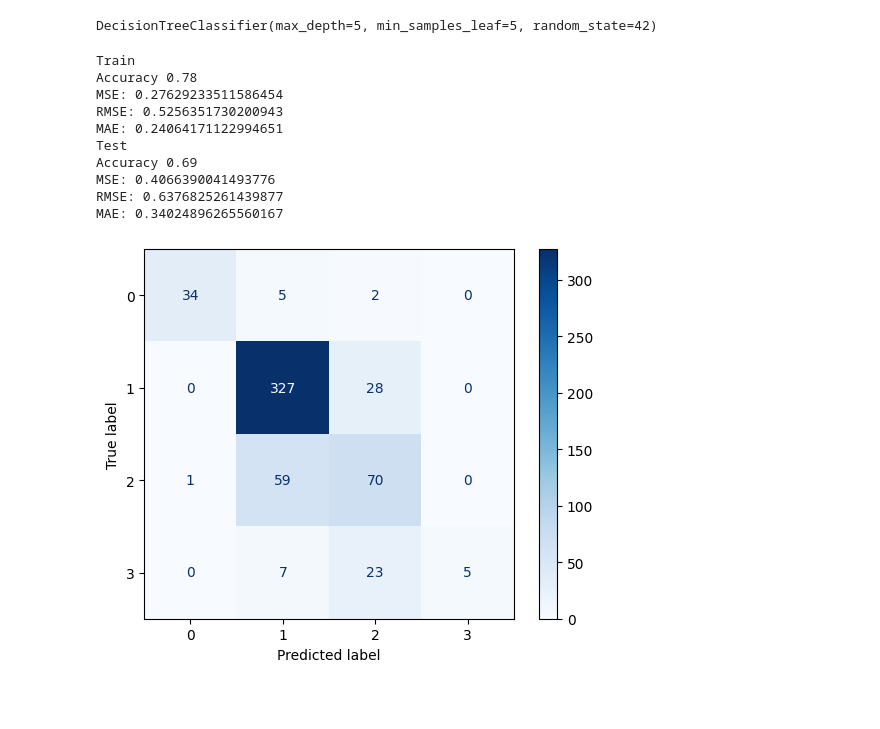
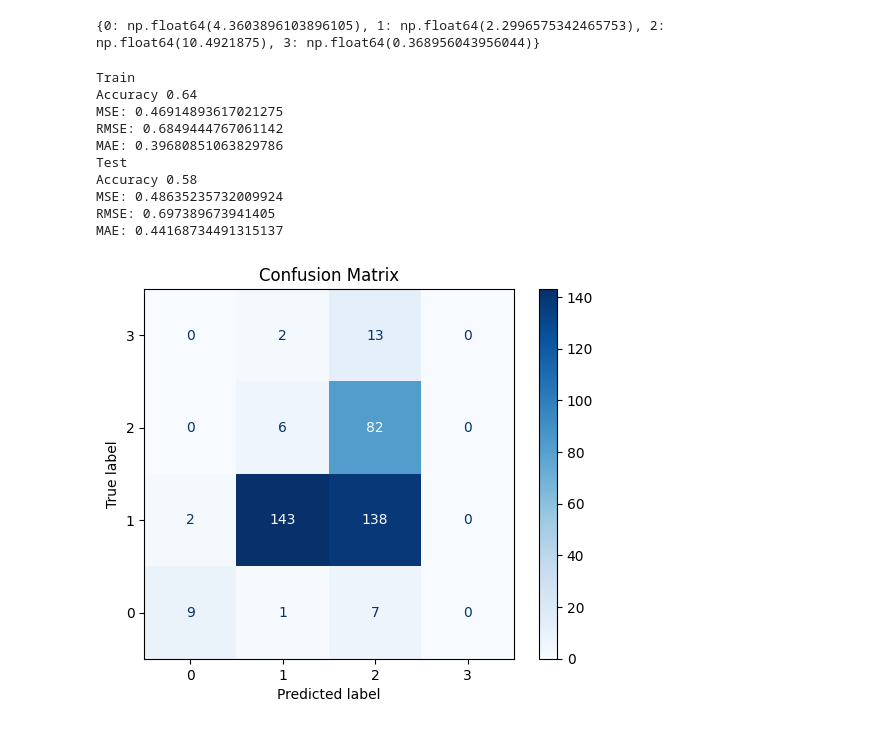
Before and after one commit to CanFam23/avy-forecasting, a Jupyter notebook: src/model/tree.ipynb, the cells around one changed output. Drawn from its saved outputs; the diff is of its cells as text; code cells hidden in the pictures; blank space fills up the shorter version.

Commit message:
Update tree model

```diff
--- a/src/model/tree.ipynb
+++ b/src/model/tree.ipynb
@@ -18,20 +19,15 @@ seed = 42
 [interactive output not drawn]
 # %%
 dff0 = pd.DataFrame()
-dff1 = pd.DataFrame()
 
 data_fp = "../../data/training_data"
 for fn in os.listdir(data_fp):
     df = pd.read_csv(os.path.join(data_fp, fn))
     print(f"{fn} {df.shape}")
     if fn.split(".")[0][-1] == "1":
-        dff1 = pd.concat([dff1, df])
+        continue
     else:
         dff0 = pd.concat([dff0, df])
 print(dff0.shape)
-print(dff1.shape)
-
-dff0['timestamp'] = pd.to_datetime(dff0['timestamp'])
-dff1['timestamp'] = pd.to_datetime(dff1['timestamp'])
 # %% [output]
 snow_2020-2025_p160_fxx1.csv (35016, 68)
@@ -43,3 +37,0 @@ snow_2020-2025_p159_fxx1.csv (35016, 68)
-# %%
-dff0 = dff0.loc[:, ~(dff0 == -999).all()]
-dff1 = dff1.loc[:, ~(dff1 == -999).all()]
@@ -97,30 +75,42 @@ y = data['danger_level']
 
 X_train, X_test, y_train, y_test = train_test_split(X,y, test_size=0.3, random_state=seed)
-# %%
-dtree = DecisionTreeClassifier(random_state=seed, max_depth=5,min_samples_leaf=5)
-dtree.fit(X_train, y_train)
-# %% [output]
-DecisionTreeClassifier(max_depth=5, min_samples_leaf=5, random_state=42)
+# %%
+from sklearn.utils.class_weight import compute_class_weight
+
+weights = compute_class_weight(class_weight="balanced",classes=y.unique(), y=y)
+weights[2] *= 2
+weights[1] *= 2
+weight_dict = {}
+
+for i in range(len(weights)):
+    weight_dict[i] = weights[i]
+
+print(weight_dict)
+# %% [output]
+{0: np.float64(4.3603896103896105), 1: np.float64(2.2996575342465753), 2: np.float64(10.4921875), 3: np.float64(0.368956043956044)}
 # %%
+dtree = DecisionTreeClassifier(random_state=seed, max_depth=5,min_samples_leaf=5, class_weight=weight_dict)
+dtree.fit(X_train, y_train)
+
 y_pred = dtree.predict(X_test)
 
 print("Train")
-eval_model(y_train, dtree.predict(X_train), plot=True)
+eval_model(y_train, dtree.predict(X_train))
 
 print("Test")
-eval_model(y_test, y_pred)
+eval_model(y_test, y_pred,plot=True)
 # %% [output]
 Train
-Accuracy 0.78
-MSE: 0.27629233511586454
-RMSE: 0.5256351730200943
-MAE: 0.24064171122994651
+Accuracy 0.64
+MSE: 0.46914893617021275
+RMSE: 0.6849444767061142
+MAE: 0.39680851063829786
 Test
-Accuracy 0.69
-MSE: 0.4066390041493776
-RMSE: 0.6376825261439877
-MAE: 0.34024896265560167
+Accuracy 0.58
+MSE: 0.48635235732009924
+RMSE: 0.697389673941405
+MAE: 0.44168734491315137
-[figure, old version]
+[figure, new version]
 # %%
 y_train_proba = dtree.predict_proba(X_train)
 y_train_pred = np.argmax(y_train_proba, axis=1)
```
Also changed, not shown: parts of 8 cells of this notebook.
